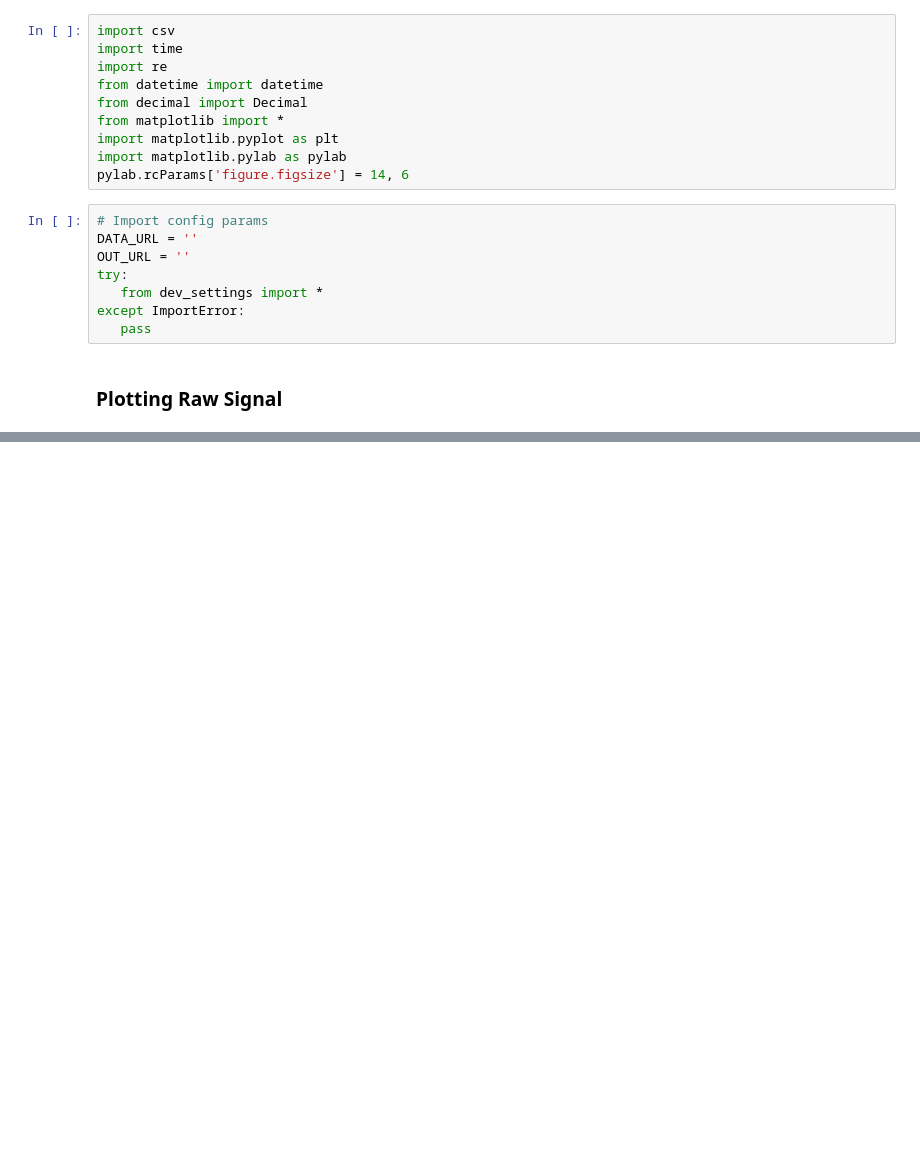
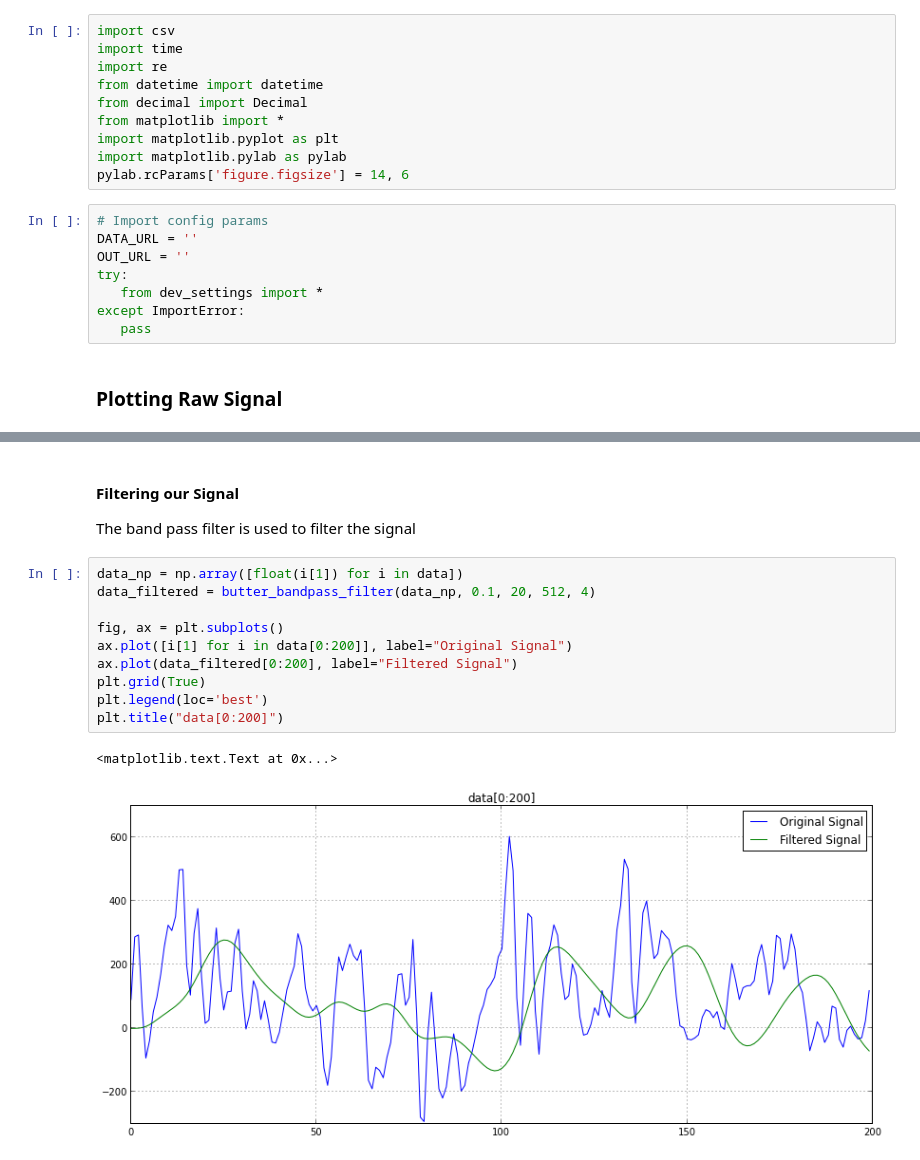
Before and after one commit to sagarjauhari/BCIpy, a Jupyter notebook: eeg_feature_extraction.ipynb, the cells around one changed output, grey strips where cells are left out. Cells and saved outputs as stored; diff of their text form; blank space fills up the shorter version.

```diff
--- a/eeg_feature_extraction.ipynb
+++ b/eeg_feature_extraction.ipynb
@@ -100,0 +88,16 @@ for order in [1, 2, 3, 4]:
+# %% [markdown]
+#### Filtering our Signal
+The band pass filter is used to filter the signal
+# %%
+data_np = np.array([float(i[1]) for i in data])
+data_filtered = butter_bandpass_filter(data_np, 0.1, 20, 512, 4)
+
+fig, ax = plt.subplots()
+ax.plot([i[1] for i in data[0:200]], label="Original Signal")
+ax.plot(data_filtered[0:200], label="Filtered Signal")
+plt.grid(True)
+plt.legend(loc='best')
+plt.title("data[0:200]")
+# %% [output]
+<matplotlib.text.Text at 0x...>
+[figure, added]
```
Also changed, not shown: parts of 5 cells of this notebook.
